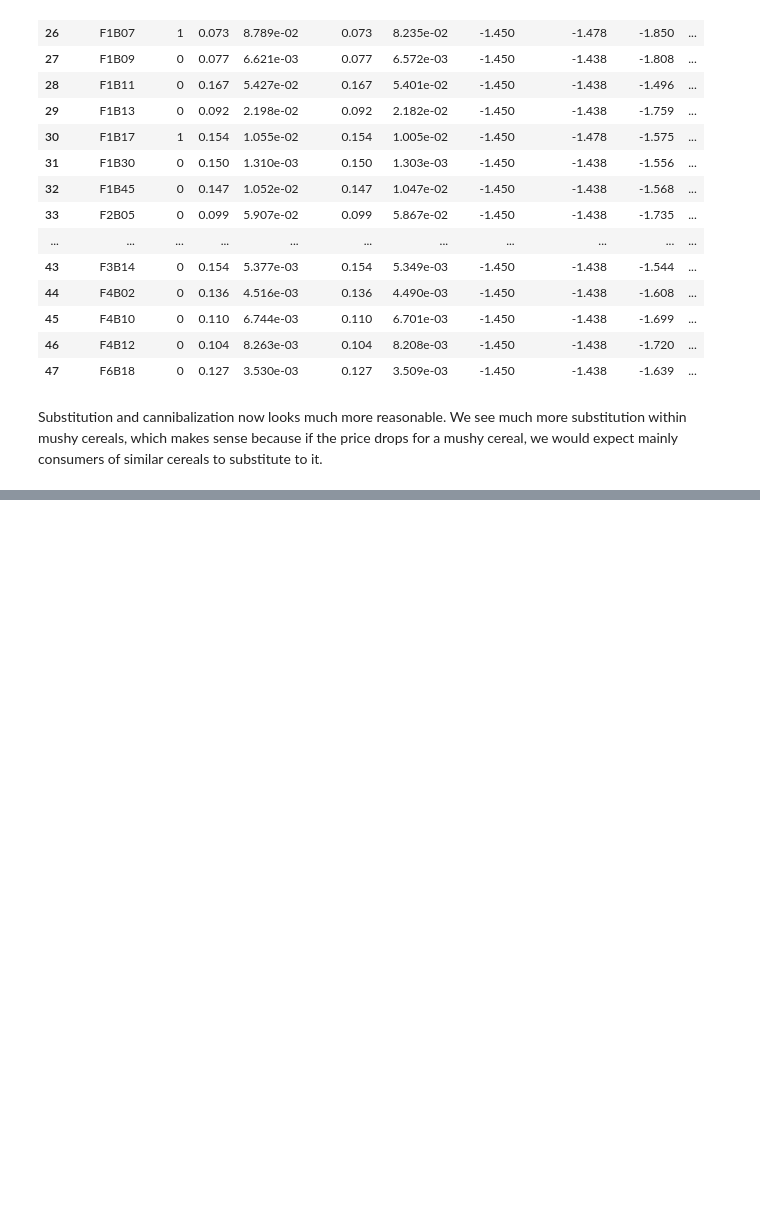
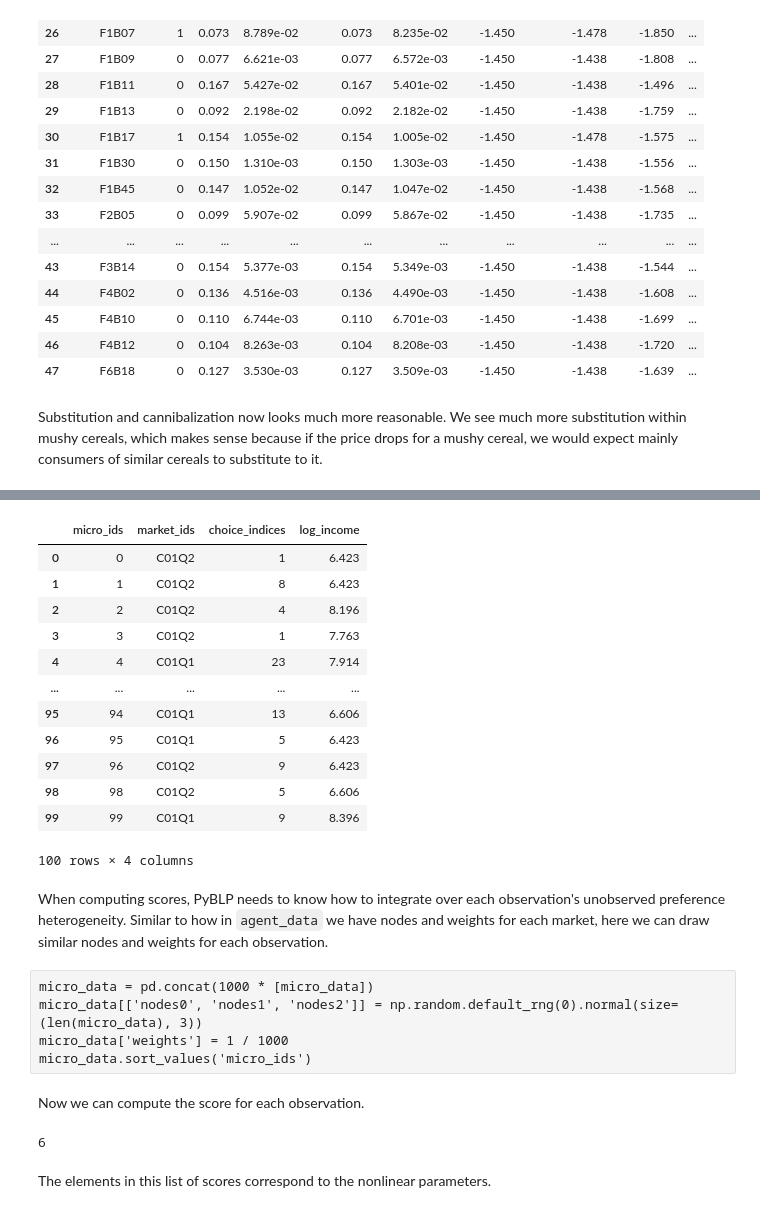
Before and after one commit to Mixtape-Sessions/Demand-Estimation, a Jupyter notebook: Exercises/Exercise-3/Solutions.ipynb, the cells around one changed output, grey strips where cells are left out. Cells and saved outputs as stored; diff of their text form; code cells hidden in the pictures; blank space fills up the shorter version.

```diff
--- a/Exercises/Exercise-3/Solutions.ipynb
+++ b/Exercises/Exercise-3/Solutions.ipynb
@@ -281,0 +471,35 @@ Substitution and cannibalization now looks much more reasonable. We see much mor
+# %%
+agent_data['agent_indices'] = agent_data.groupby('market_ids').cumcount()
+micro_data = micro_data.merge(agent_data[['market_ids', 'agent_indices', 'log_income']], on=['market_ids', 'agent_indices'])
+micro_data = micro_data.drop(columns='agent_indices')
+micro_data
+# %% [output]
+|  | micro_ids | market_ids | choice_indices | log_income |
+| 0 | 0 | C01Q2 | 1 | 6.423 |
+| 1 | 1 | C01Q2 | 8 | 6.423 |
+| 2 | 2 | C01Q2 | 4 | 8.196 |
+| 3 | 3 | C01Q2 | 1 | 7.763 |
+| 4 | 4 | C01Q1 | 23 | 7.914 |
+| ... | ... | ... | ... | ... |
+| 95 | 94 | C01Q1 | 13 | 6.606 |
+| 96 | 95 | C01Q1 | 5 | 6.423 |
+| 97 | 96 | C01Q2 | 9 | 6.423 |
+| 98 | 98 | C01Q2 | 5 | 6.606 |
+| 99 | 99 | C01Q1 | 9 | 8.396 |
+100 rows × 4 columns
+# %% [markdown]
+When computing scores, PyBLP needs to know how to integrate over each observation's unobserved preference heterogeneity. Similar to how in `agent_data` we have nodes and weights for each market, here we can draw similar nodes and weights for each observation.
+# %% [raw]
+micro_data = pd.concat(1000 * [micro_data])
+micro_data[['nodes0', 'nodes1', 'nodes2']] = np.random.default_rng(0).normal(size=(len(micro_data), 3))
+micro_data['weights'] = 1 / 1000
+micro_data.sort_values('micro_ids')
+# %% [markdown]
+Now we can compute the score for each observation.
+# %%
+micro_scores = micro_results.compute_micro_scores(income_dataset, micro_data)
+len(micro_scores)
+# %% [output]
+6
+# %% [markdown]
+The elements in this list of scores correspond to the nonlinear parameters.
```
Also changed, not shown: parts of 40 cells of this notebook, 3 other files.
